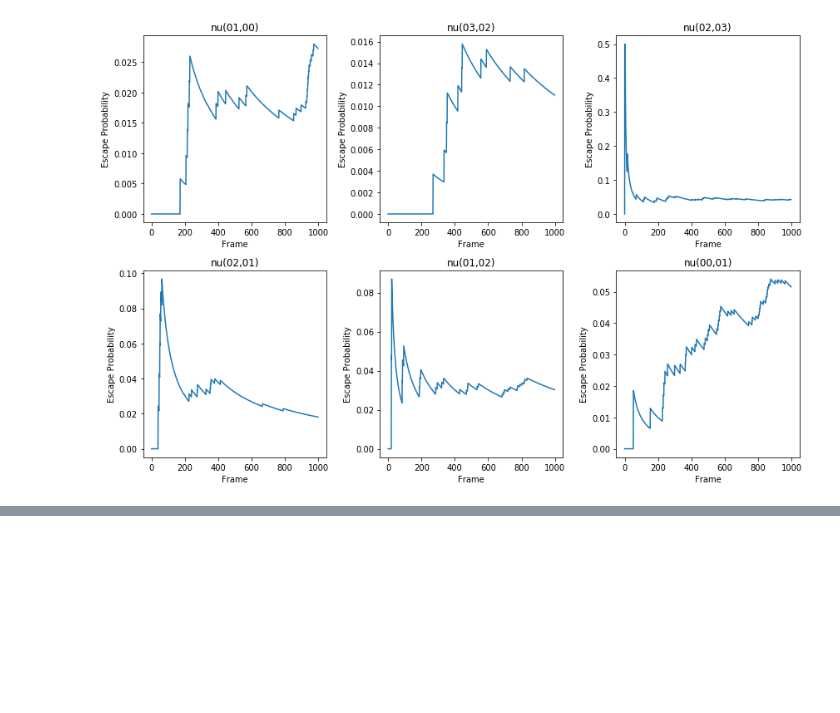
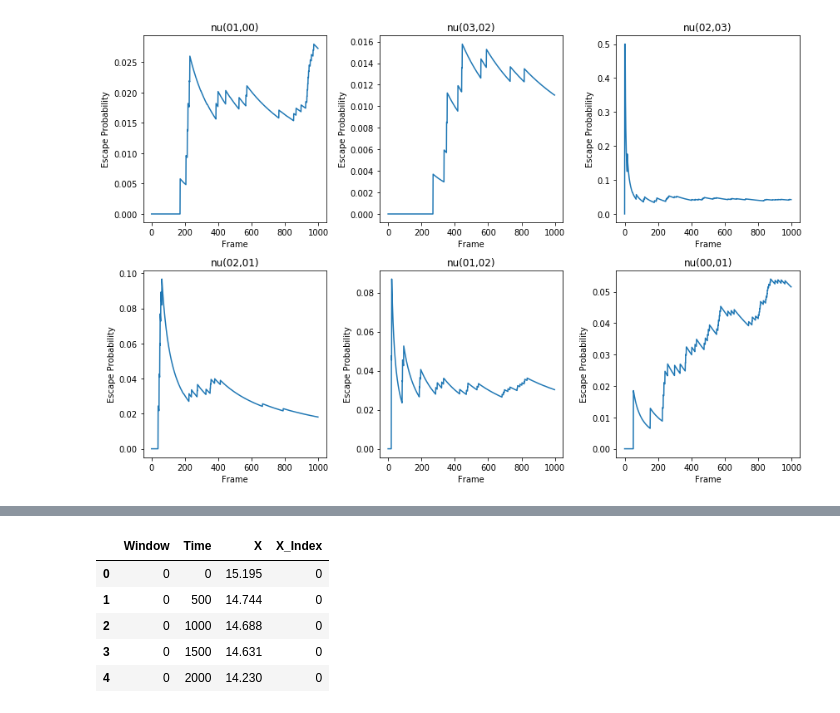
Before and after one commit to wesleymsmith/Milestoning_Analysis, a Jupyter notebook: Analyze_MD_Milestoning_Data.ipynb, the cells around one changed output, grey strips where cells are left out. Saved outputs shown, nothing was run; the diff lists cells and outputs as text; code cells hidden in the pictures; blank space fills up the shorter version.

```diff
--- a/Analyze_MD_Milestoning_Data.ipynb
+++ b/Analyze_MD_Milestoning_Data.ipynb
@@ -341,0 +351,11 @@ See the caveats in the documentation: http://pandas.pydata.org/pandas-docs/stabl
+# %%
+binArgs={'bins':winMins[1:]}
+simData['X_Index']=simData.X.apply(np.digitize,**binArgs)
+simData.head()
+# %% [output]
+|  | Window | Time | X | X_Index |
+| 0 | 0 | 0 | 15.195 | 0 |
+| 1 | 0 | 500 | 14.744 | 0 |
+| 2 | 0 | 1000 | 14.688 | 0 |
+| 3 | 0 | 1500 | 14.631 | 0 |
+| 4 | 0 | 2000 | 14.230 | 0 |
```
Also changed, not shown: parts of 3 cells of this notebook.
